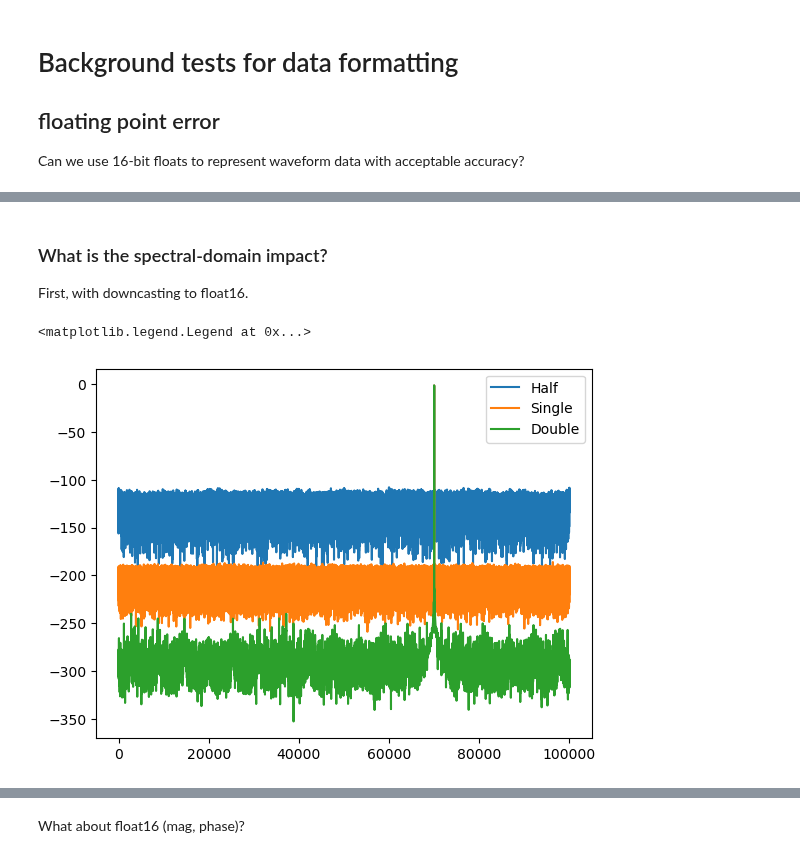
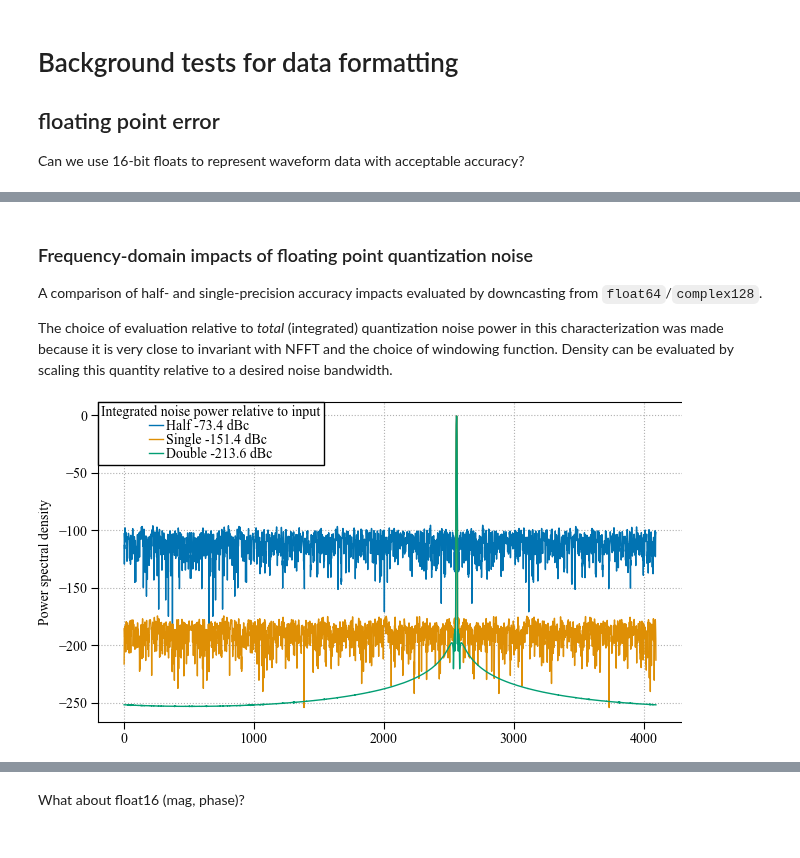
Before and after one commit to usnistgov/striqt, a Jupyter notebook: notebooks/background/float_precision.ipynb, the cells around one changed output, grey strips where cells are left out. Cells and saved outputs as stored; diff of their text form; code cells hidden in the pictures.

```diff
--- a/notebooks/background/float_precision.ipynb
+++ b/notebooks/background/float_precision.ipynb
@@ -7,7 +7,8 @@ Can we use 16-bit floats to represent waveform data with acceptable accuracy?
 from __future__ import annotations
 import numpy as np
 from matplotlib import pyplot as plt
-
+import iqwaveform
+plt.style.use('iqwaveform.nist_report')
 
 def bitwise_step(x: np.array[np.float16 | np.float32], as_dtype=np.float16):
     as_dtype = np.dtype(as_dtype)
@@ -50,37 +51,39 @@ ax.set_xlim([-150, None])
-# %% [markdown]
-### What is the spectral-domain impact?
-First, with downcasting to float16.
+# %% [markdown]
+### Frequency-domain impacts of floating point quantization noise
+A comparison of half- and single-precision accuracy impacts evaluated by downcasting from `float64`/`complex128`.
+
+The choice of evaluation relative to _total_ (integrated) quantization noise power in this characterization was made because it is very close to invariant with NFFT and the choice of windowing function. Density can be evaluated by scaling this quantity relative to a desired noise bandwidth.
 # %%
 import scipy
 
-fs = 1e3
-fmod = 0.2e3
-t = np.arange(int(1e5), dtype='float64') / fs
-x = np.exp(2j * np.pi * fmod * t + np.pi / 2).astype('complex128') / np.sqrt(2)
-x *= scipy.signal.get_window(('dpss', 8), x.size)
+def est_total_noise_db(y, side='left'):
+    y = y/np.sqrt(np.sum(np.abs(y)**2))
+    if side == 'left':
+        sel = y[:y.size//2]
+    elif side == 'right':
+        sel = y[y.size//2:]
+    return 10*np.log10(2*np.sum(np.abs(sel)**2))
 
-x16 = (x.view('float64').astype('float16')).astype('float64').view('complex128')
-x32 = (x.view('float64').astype('float32')).astype('float64').view('complex128')
+fs = 1e6
+fc = 0.125e6
+t = np.arange(4096, dtype='float64') / fs
 
-X = scipy.fft.fftshift(scipy.fft.fft(x)) / x.size
-X16 = scipy.fft.fftshift(scipy.fft.fft(x16)) / x.size
-X32 = scipy.fft.fftshift(scipy.fft.fft(x32)) / x.size
-X16[X16 == 0] = 1e-20
+mag = 1e-2
+x = mag*np.exp(2j * np.pi * fc * t+np.pi/2).astype('complex128') / np.sqrt(2)
+x *= scipy.signal.get_window(('dpss', 7), x.size)
+
+x16 = x.view('float64').astype('float16').astype('float64').view('complex128')
+x32 = x.view('float64').astype('float32').astype('float64').view('complex128')
+
+X = scipy.fft.fftshift(scipy.fft.fft(x)) / x.size / mag
+X16 = scipy.fft.fftshift(scipy.fft.fft(x16)) / x.size / mag
+X32 = scipy.fft.fftshift(scipy.fft.fft(x32)) / x.size / mag
 
 fig, ax = plt.subplots()
-
-ax.plot(20 * np.log10(np.abs(X16)), label='Half')
-ax.plot(20 * np.log10(np.abs(X32)), label='Single')
-ax.plot(20 * np.log10(np.abs(X)), label='Double')
-ax.legend()
-# ax.set_ylim([1e-8,1])
-# ax.set_yscale('log')
-# ax.set_ylabel('Error (dB)')
-
-# fig, ax = plt.subplots()
-# for name, err in (('float16', err16), ('float32', err32)):
-#     ax.plot(20*np.log10(x), 20*np.log10(err), label=name)
-# ax.set_xlim([-150,None])
+ax.plot(20 * np.log10(np.abs(X16)), label=f'Half {est_total_noise_db(X16):0.1f} dBc')
+ax.plot(20 * np.log10(np.abs(X32)), label=f'Single {est_total_noise_db(X32):0.1f} dBc')
+ax.plot(20 * np.log10(np.abs(X)), label=f'Double {est_total_noise_db(X):0.1f} dBc')
+ax.legend(title='Integrated noise power relative to input')
+plt.ylabel('Power spectral density');
 # %% [output]
-<matplotlib.legend.Legend at 0x...>
-[figure, old version]
+[figure, new version]
```
Also changed, not shown: parts of 3 cells of this notebook, 11 other files.
